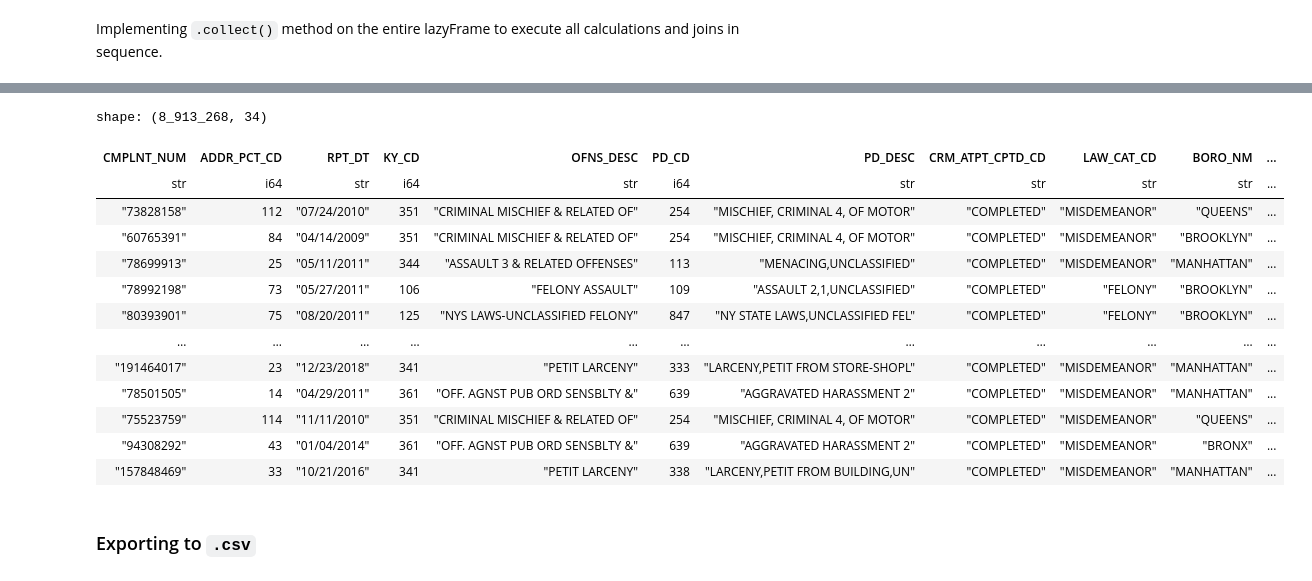
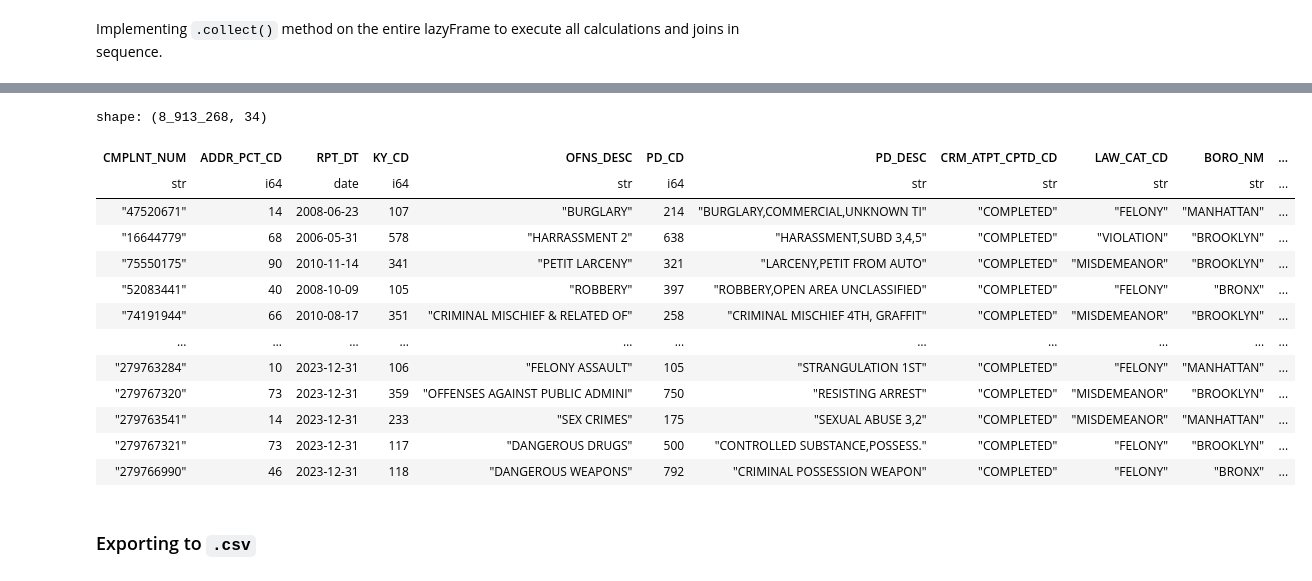
Before and after one commit to vinay-ram1999/NYC-SDoH, a Jupyter notebook: src/NYPD-Complaint-Data-to-DB.ipynb, the cells around one changed output, grey strips where cells are left out. Drawn from its saved outputs; the diff is of its cells as text; code cells hidden in the pictures.

```diff
--- a/src/NYPD-Complaint-Data-to-DB.ipynb
+++ b/src/NYPD-Complaint-Data-to-DB.ipynb
@@ -45,6 +45,7 @@ Schema([('CMPLNT_NUM', String),
 # %%
 complaint_lf = complaint_lf.with_columns(pl.col('CMPLNT_FR_DT').str.to_date("%m/%d/%Y"),
                                          pl.col('CMPLNT_TO_DT').str.to_date("%m/%d/%Y"),
+                                         pl.col('RPT_DT').str.to_date("%m/%d/%Y"),
                                          pl.when(pl.col("CMPLNT_TO_TM").str.contains('(null)'))
                                          .then(None).otherwise(pl.col('CMPLNT_TO_TM')).str.to_time("%H:%M:%S").name.keep())
 
@@ -54,3 +159,6 @@ complaint_lf = complaint_lf.with_columns(pl.col('CMPLNT_FR_DT').dt.combine(pl.co
+# %%
+complaint_lf = complaint_lf.with_columns(pl.when(pl.col('CMPLNT_FR_DT_TM').dt.year() < 1900).then(None).otherwise(pl.col('CMPLNT_FR_DT_TM')).name.keep(),
+                                         pl.when(pl.col('CMPLNT_TO_DT_TM').dt.year() < 1900).then(None).otherwise(pl.col('CMPLNT_TO_DT_TM')).name.keep())
 # %% [markdown]
 ### Handling duplicate values in `CMPLNT_NUM`
 # %%
@@ -141,3 +251,7 @@ Schema([('CMPLNT_NUM', String),
+# %%
+import polars.selectors as cs
+
+complaint_lf = complaint_lf.with_columns(pl.when(cs.by_dtype(pl.String).str.contains('(null)')).then(None).otherwise(cs.by_dtype(pl.String)).name.keep())
 # %% [markdown]
 ### Cleaned data
 # %% [markdown]
@@ -165,19 +279,19 @@ print(complaint_lf.explain(format='tree'))
 # %%
-complaint_lf.collect()
+complaint_lf.sort('CMPLNT_FR_DT_TM').collect()
 # %% [output]
 shape: (8_913_268, 34)
 | CMPLNT_NUM | ADDR_PCT_CD | RPT_DT | KY_CD | OFNS_DESC | PD_CD | PD_DESC | CRM_ATPT_CPTD_CD | LAW_CAT_CD | BORO_NM | ... |
-| str | i64 | str | i64 | str | i64 | str | str | str | str | ... |
-| "73828158" | 112 | "07/24/2010" | 351 | "CRIMINAL MISCHIEF & RELATED OF" | 254 | "MISCHIEF, CRIMINAL 4, OF MOTOR" | "COMPLETED" | "MISDEMEANOR" | "QUEENS" | ... |
-| "60765391" | 84 | "04/14/2009" | 351 | "CRIMINAL MISCHIEF & RELATED OF" | 254 | "MISCHIEF, CRIMINAL 4, OF MOTOR" | "COMPLETED" | "MISDEMEANOR" | "BROOKLYN" | ... |
-| "78699913" | 25 | "05/11/2011" | 344 | "ASSAULT 3 & RELATED OFFENSES" | 113 | "MENACING,UNCLASSIFIED" | "COMPLETED" | "MISDEMEANOR" | "MANHATTAN" | ... |
-| "78992198" | 73 | "05/27/2011" | 106 | "FELONY ASSAULT" | 109 | "ASSAULT 2,1,UNCLASSIFIED" | "COMPLETED" | "FELONY" | "BROOKLYN" | ... |
-| "80393901" | 75 | "08/20/2011" | 125 | "NYS LAWS-UNCLASSIFIED FELONY" | 847 | "NY STATE LAWS,UNCLASSIFIED FEL" | "COMPLETED" | "FELONY" | "BROOKLYN" | ... |
+| str | i64 | date | i64 | str | i64 | str | str | str | str | ... |
+| "47520671" | 14 | 2008-06-23 | 107 | "BURGLARY" | 214 | "BURGLARY,COMMERCIAL,UNKNOWN TI" | "COMPLETED" | "FELONY" | "MANHATTAN" | ... |
+| "16644779" | 68 | 2006-05-31 | 578 | "HARRASSMENT 2" | 638 | "HARASSMENT,SUBD 3,4,5" | "COMPLETED" | "VIOLATION" | "BROOKLYN" | ... |
+| "75550175" | 90 | 2010-11-14 | 341 | "PETIT LARCENY" | 321 | "LARCENY,PETIT FROM AUTO" | "COMPLETED" | "MISDEMEANOR" | "BROOKLYN" | ... |
+| "52083441" | 40 | 2008-10-09 | 105 | "ROBBERY" | 397 | "ROBBERY,OPEN AREA UNCLASSIFIED" | "COMPLETED" | "FELONY" | "BRONX" | ... |
+| "74191944" | 66 | 2010-08-17 | 351 | "CRIMINAL MISCHIEF & RELATED OF" | 258 | "CRIMINAL MISCHIEF 4TH, GRAFFIT" | "COMPLETED" | "MISDEMEANOR" | "BROOKLYN" | ... |
 | … | … | … | … | … | … | … | … | … | … | ... |
-| "191464017" | 23 | "12/23/2018" | 341 | "PETIT LARCENY" | 333 | "LARCENY,PETIT FROM STORE-SHOPL" | "COMPLETED" | "MISDEMEANOR" | "MANHATTAN" | ... |
-| "78501505" | 14 | "04/29/2011" | 361 | "OFF. AGNST PUB ORD SENSBLTY &" | 639 | "AGGRAVATED HARASSMENT 2" | "COMPLETED" | "MISDEMEANOR" | "MANHATTAN" | ... |
-| "75523759" | 114 | "11/11/2010" | 351 | "CRIMINAL MISCHIEF & RELATED OF" | 254 | "MISCHIEF, CRIMINAL 4, OF MOTOR" | "COMPLETED" | "MISDEMEANOR" | "QUEENS" | ... |
-| "94308292" | 43 | "01/04/2014" | 361 | "OFF. AGNST PUB ORD SENSBLTY &" | 639 | "AGGRAVATED HARASSMENT 2" | "COMPLETED" | "MISDEMEANOR" | "BRONX" | ... |
-| "157848469" | 33 | "10/21/2016" | 341 | "PETIT LARCENY" | 338 | "LARCENY,PETIT FROM BUILDING,UN" | "COMPLETED" | "MISDEMEANOR" | "MANHATTAN" | ... |
+| "279763284" | 10 | 2023-12-31 | 106 | "FELONY ASSAULT" | 105 | "STRANGULATION 1ST" | "COMPLETED" | "FELONY" | "MANHATTAN" | ... |
+| "279767320" | 73 | 2023-12-31 | 359 | "OFFENSES AGAINST PUBLIC ADMINI" | 750 | "RESISTING ARREST" | "COMPLETED" | "MISDEMEANOR" | "BROOKLYN" | ... |
+| "279763541" | 14 | 2023-12-31 | 233 | "SEX CRIMES" | 175 | "SEXUAL ABUSE 3,2" | "COMPLETED" | "MISDEMEANOR" | "MANHATTAN" | ... |
+| "279767321" | 73 | 2023-12-31 | 117 | "DANGEROUS DRUGS" | 500 | "CONTROLLED SUBSTANCE,POSSESS." | "COMPLETED" | "FELONY" | "BROOKLYN" | ... |
+| "279766990" | 46 | 2023-12-31 | 118 | "DANGEROUS WEAPONS" | 792 | "CRIMINAL POSSESSION WEAPON" | "COMPLETED" | "FELONY" | "BRONX" | ... |
 # %% [markdown]
 ### Exporting to `.csv`
```
Also changed, not shown: parts of 17 cells of this notebook.
